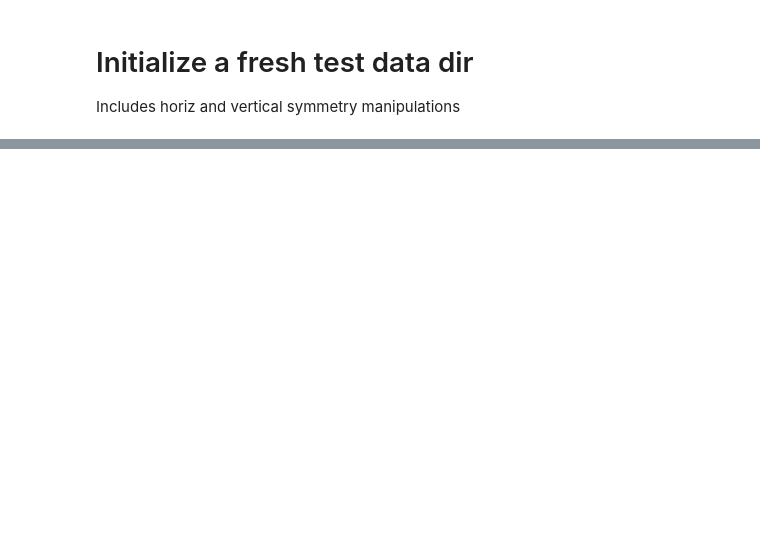
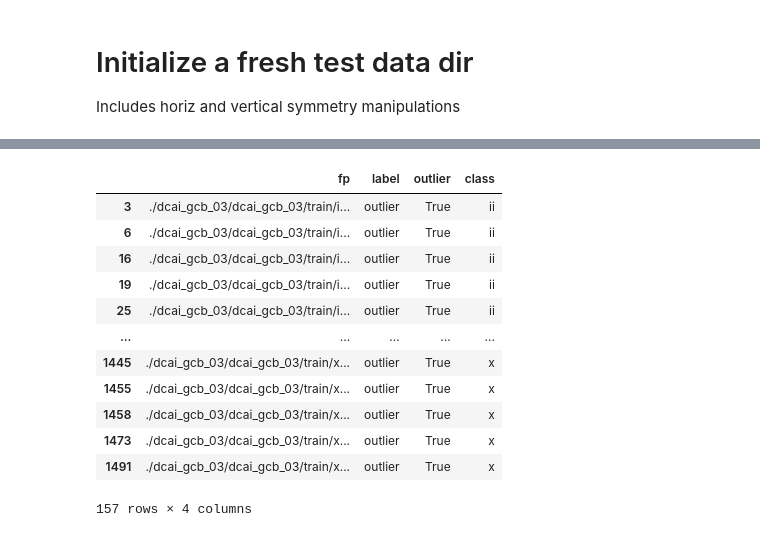
Before and after one commit to grantbuster/dcai, a Jupyter notebook: 1_image_engineering.ipynb, the cells around one changed output, grey strips where cells are left out. Cells and saved outputs as stored; diff of their text form; code cells hidden in the pictures; blank space fills up the shorter version.

```diff
--- a/1_image_engineering.ipynb
+++ b/1_image_engineering.ipynb
@@ -83,3 +80,22 @@ Total of 2545 files
+# %%
+outliers = pd.read_csv('./outliers.csv', index_col=0)
+outliers = outliers[(outliers.outlier == True)]
+outliers['fp'] = [data_dir + '/train' + fp for fp in outliers['fp']]
+outliers
+# %% [output]
+|  | fp | label | outlier | class |
+| 3 | ./dcai_gcb_03/dcai_gcb_03/train/i... | outlier | True | ii |
+| 6 | ./dcai_gcb_03/dcai_gcb_03/train/i... | outlier | True | ii |
+| 16 | ./dcai_gcb_03/dcai_gcb_03/train/i... | outlier | True | ii |
+| 19 | ./dcai_gcb_03/dcai_gcb_03/train/i... | outlier | True | ii |
+| 25 | ./dcai_gcb_03/dcai_gcb_03/train/i... | outlier | True | ii |
+| ... | ... | ... | ... | ... |
+| 1445 | ./dcai_gcb_03/dcai_gcb_03/train/x... | outlier | True | x |
+| 1455 | ./dcai_gcb_03/dcai_gcb_03/train/x... | outlier | True | x |
+| 1458 | ./dcai_gcb_03/dcai_gcb_03/train/x... | outlier | True | x |
+| 1473 | ./dcai_gcb_03/dcai_gcb_03/train/x... | outlier | True | x |
+| 1491 | ./dcai_gcb_03/dcai_gcb_03/train/x... | outlier | True | x |
+157 rows × 4 columns
 # %%
 def run(fp_source, fp_dest,
         horiz=False,
```
Also changed, not shown: parts of 7 cells of this notebook, 5 other files.
